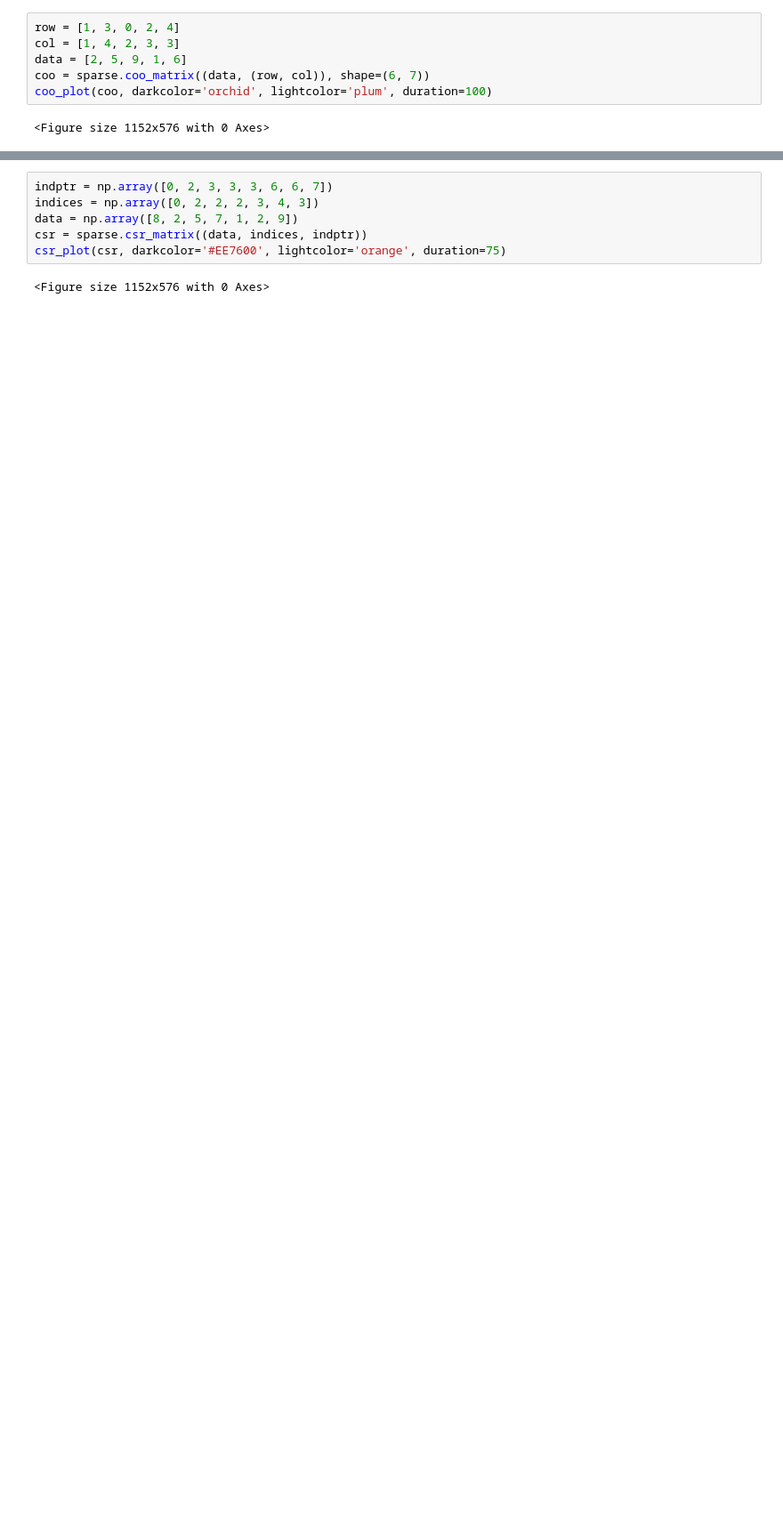
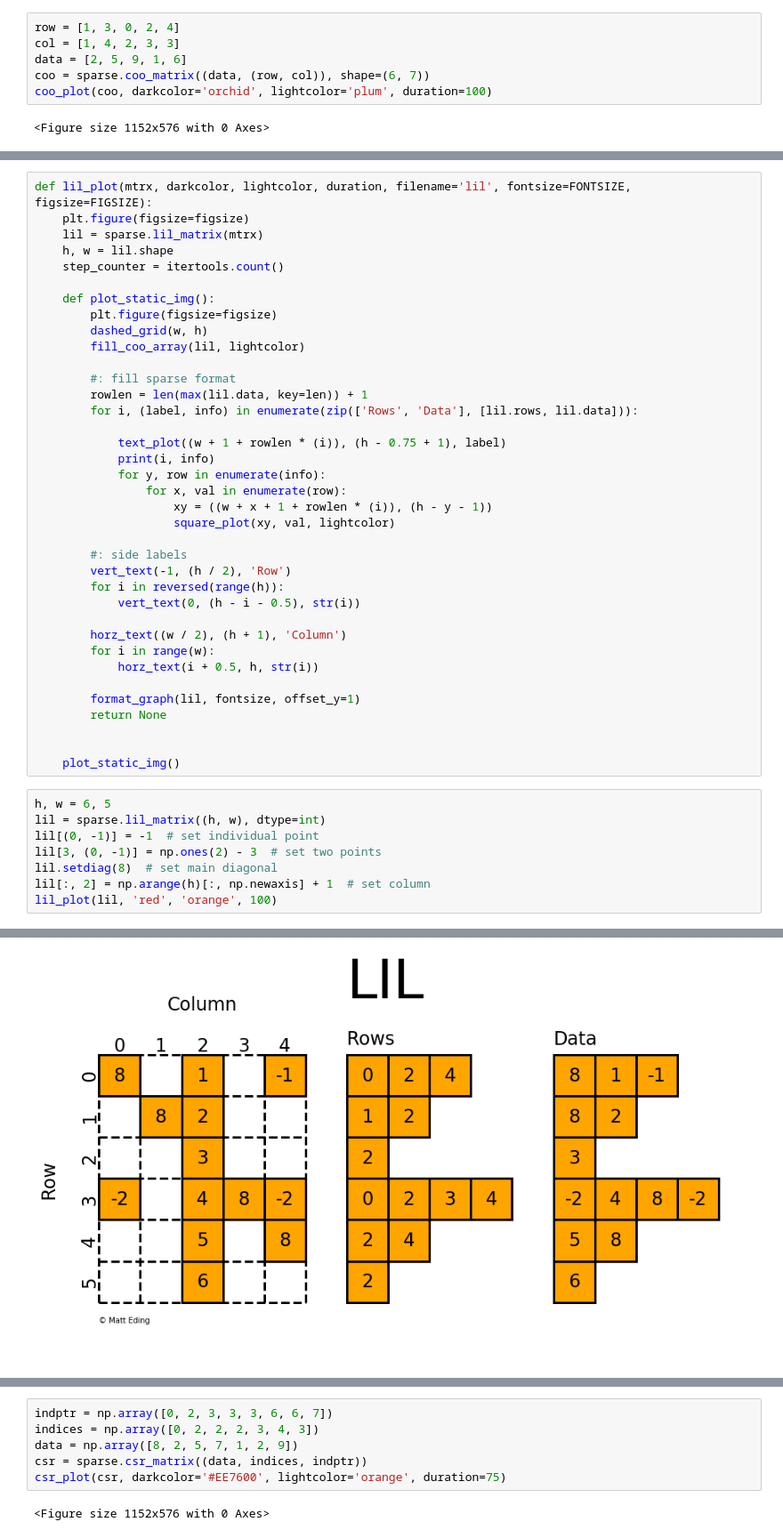
Before and after one commit to MattEding/Python-Article-Resources, a Jupyter notebook: sparse-matrix/sparse_matrix.ipynb, the cells around one changed output, grey strips where cells are left out. Shown: that part at 89% size. Drawn from its saved outputs; the diff is of its cells as text; blank space fills up the shorter version.

Commit message:
sparse vs dense; started lil

```diff
--- a/sparse-matrix/sparse_matrix.ipynb
+++ b/sparse-matrix/sparse_matrix.ipynb
@@ -157,0 +222,46 @@ coo_plot(coo, darkcolor='orchid', lightcolor='plum', duration=100)
+# %%
+def lil_plot(mtrx, darkcolor, lightcolor, duration, filename='lil', fontsize=FONTSIZE, figsize=FIGSIZE):
+    plt.figure(figsize=figsize)
+    lil = sparse.lil_matrix(mtrx)
+    h, w = lil.shape
+    step_counter = itertools.count()
+
+    def plot_static_img():
+        plt.figure(figsize=figsize)
+        dashed_grid(w, h)
+        fill_coo_array(lil, lightcolor)
+
+        #: fill sparse format
+        rowlen = len(max(lil.data, key=len)) + 1
+        for i, (label, info) in enumerate(zip(['Rows', 'Data'], [lil.rows, lil.data])):
+
+            text_plot((w + 1 + rowlen * (i)), (h - 0.75 + 1), label)
+            print(i, info)
+            for y, row in enumerate(info):
+                for x, val in enumerate(row):
+                    xy = ((w + x + 1 + rowlen * (i)), (h - y - 1))
+                    square_plot(xy, val, lightcolor)
+
+        #: side labels
+        vert_text(-1, (h / 2), 'Row')
+        for i in reversed(range(h)):
+            vert_text(0, (h - i - 0.5), str(i))
+
+        horz_text((w / 2), (h + 1), 'Column')
+        for i in range(w):
+            horz_text(i + 0.5, h, str(i))
+
+        format_graph(lil, fontsize, offset_y=1)
+        return None
+
+
+    plot_static_img()
+# %%
+h, w = 6, 5
+lil = sparse.lil_matrix((h, w), dtype=int)
+lil[(0, -1)] = -1  # set individual point
+lil[3, (0, -1)] = np.ones(2) - 3  # set two points
+lil.setdiag(8)  # set main diagonal
+lil[:, 2] = np.arange(h)[:, np.newaxis] + 1  # set column
+lil_plot(lil, 'red', 'orange', 100)
+# %% [output]
@@ -157,0 +273 @@ coo_plot(coo, darkcolor='orchid', lightcolor='plum', duration=100)
+[figure, added]
```
Also changed, not shown: parts of 13 cells of this notebook.
